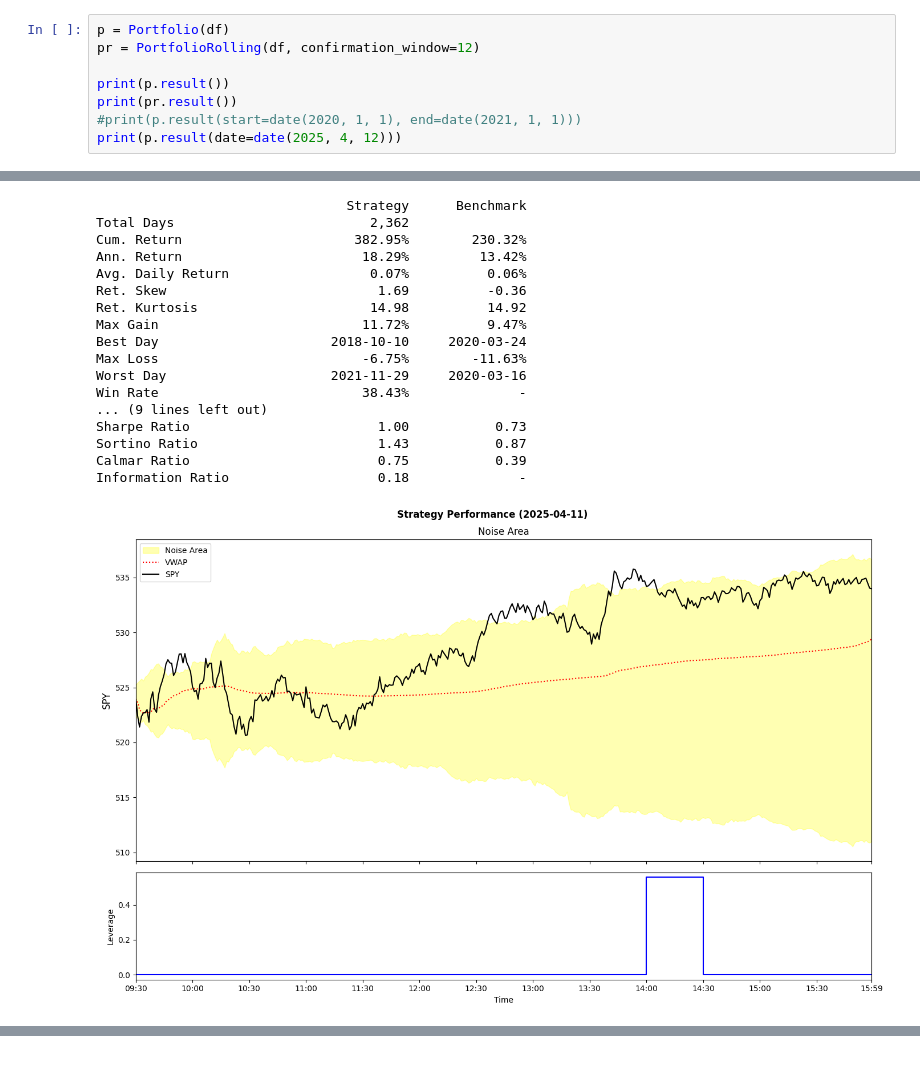
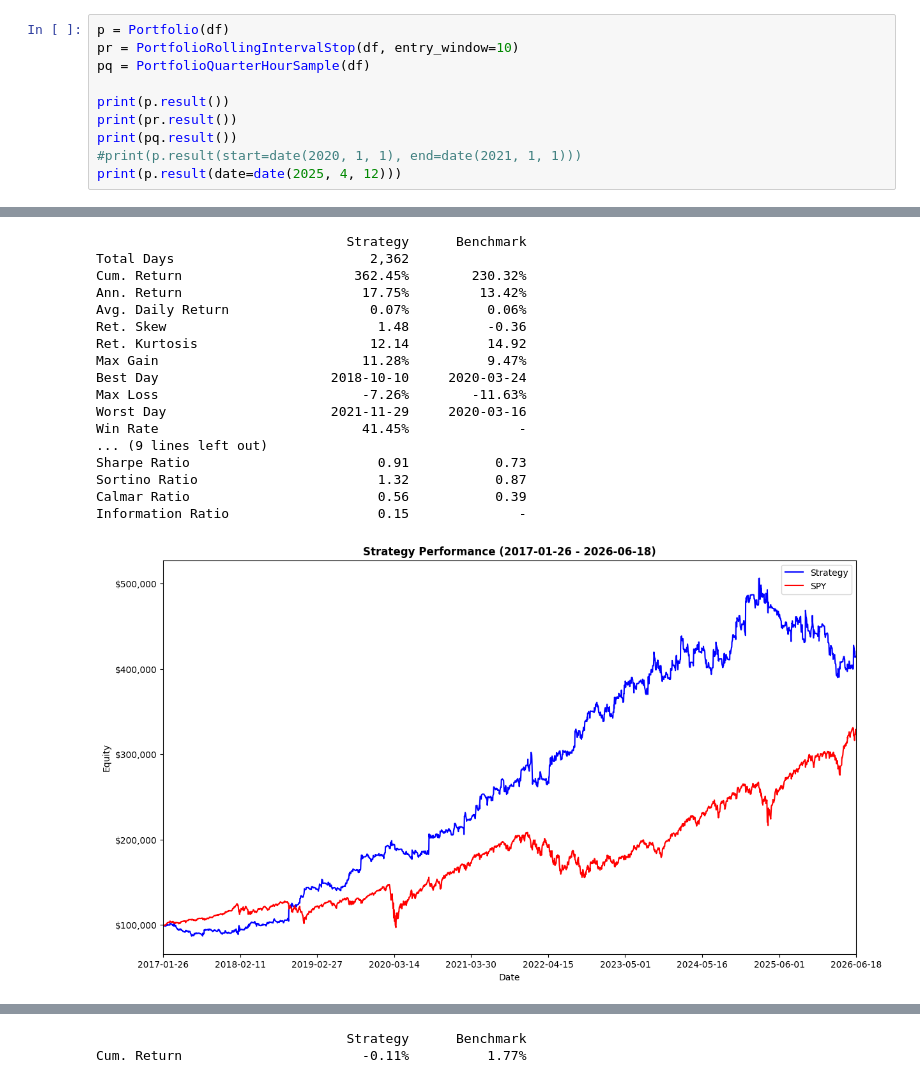
Before and after one commit to nip403/SPY-Strategy-Backtest, a Jupyter notebook: main.ipynb, the cells around one changed output, grey strips where cells are left out. Drawn from its saved outputs; the diff is of its cells as text.

```diff
--- a/main.ipynb
+++ b/main.ipynb
@@ -15,10 +15,12 @@ df = request(
 Loading data from local cache: cache_SPY_20170101_20260620.parquet
 # %%
 p = Portfolio(df)
-pr = PortfolioRolling(df, confirmation_window=12)
+pr = PortfolioRollingIntervalStop(df, entry_window=10)
+pq = PortfolioQuarterHourSample(df)
 
 print(p.result())
 print(pr.result())
+print(pq.result())
 #print(p.result(start=date(2020, 1, 1), end=date(2021, 1, 1)))
 print(p.result(date=date(2025, 4, 12)))
 # %% [output]
@@ -46,18 +48,18 @@ Information Ratio                   0.21              -
                                 Strategy      Benchmark
 Total Days                         2,362
-Cum. Return                      382.95%        230.32%
-Ann. Return                       18.29%         13.42%
+Cum. Return                      362.45%        230.32%
+Ann. Return                       17.75%         13.42%
 Avg. Daily Return                  0.07%          0.06%
-Ret. Skew                           1.69          -0.36
-Ret. Kurtosis                      14.98          14.92
-Max Gain                          11.72%          9.47%
+Ret. Skew                           1.48          -0.36
+Ret. Kurtosis                      12.14          14.92
+Max Gain                          11.28%          9.47%
 Best Day                      2018-10-10     2020-03-24
-Max Loss                          -6.75%        -11.63%
+Max Loss                          -7.26%        -11.63%
 Worst Day                     2021-11-29     2020-03-16
-Win Rate                          38.43%              -
+Win Rate                          41.45%              -
 ... (9 lines left out)
-Sharpe Ratio                        1.00           0.73
-Sortino Ratio                       1.43           0.87
-Calmar Ratio                        0.75           0.39
-Information Ratio                   0.18              -
+Sharpe Ratio                        0.91           0.73
+Sortino Ratio                       1.32           0.87
+Calmar Ratio                        0.56           0.39
+Information Ratio                   0.15              -
-[figure, old version]
+[figure, new version]
@@ -65,0 +85,2 @@ Cum. Return                       -0.11%          1.77%
+                                Strategy      Benchmark
+Cum. Return                       -0.11%          1.77%
```
Also changed, not shown: parts of 2 cells of this notebook, 5 other files.
